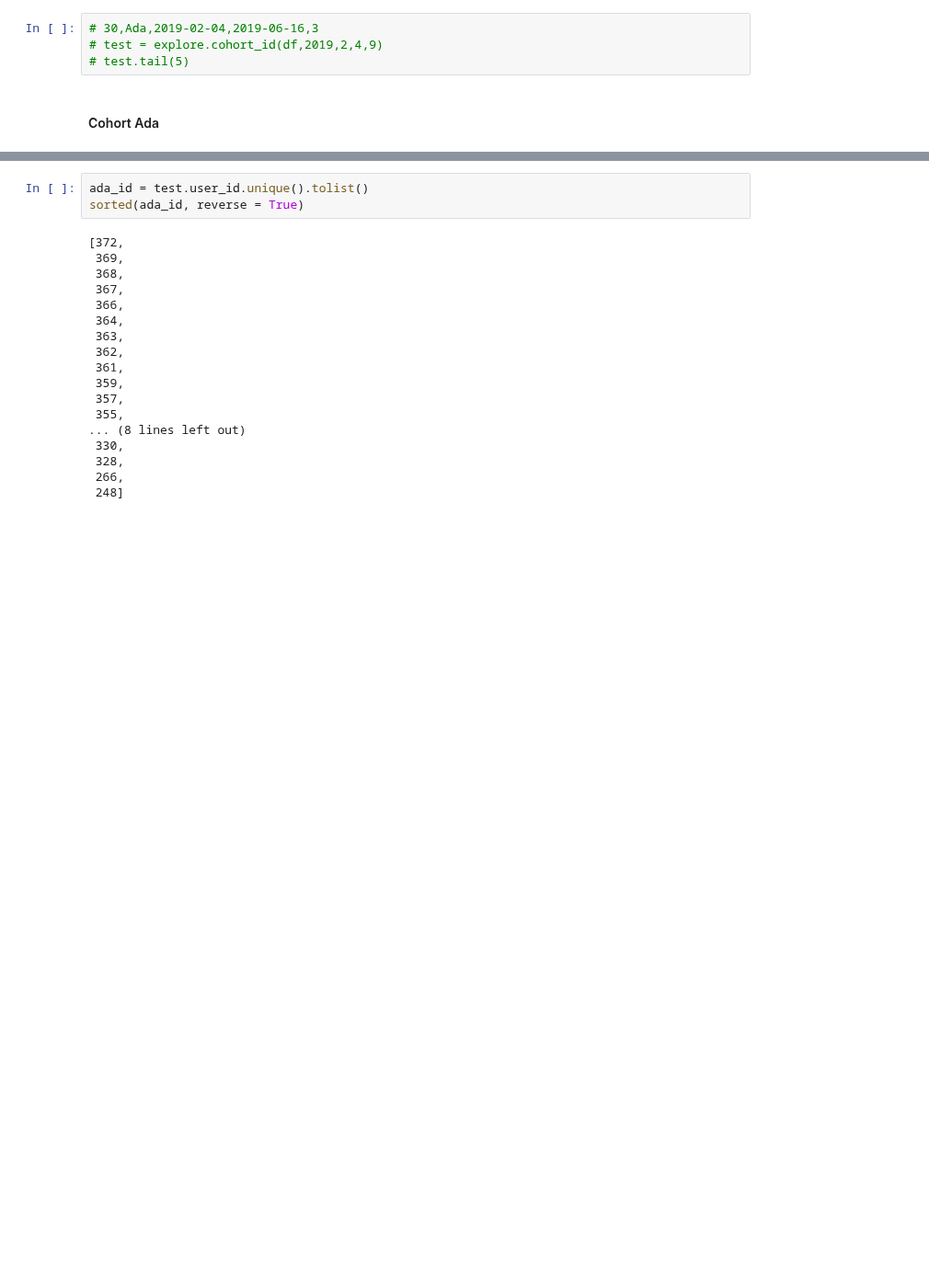
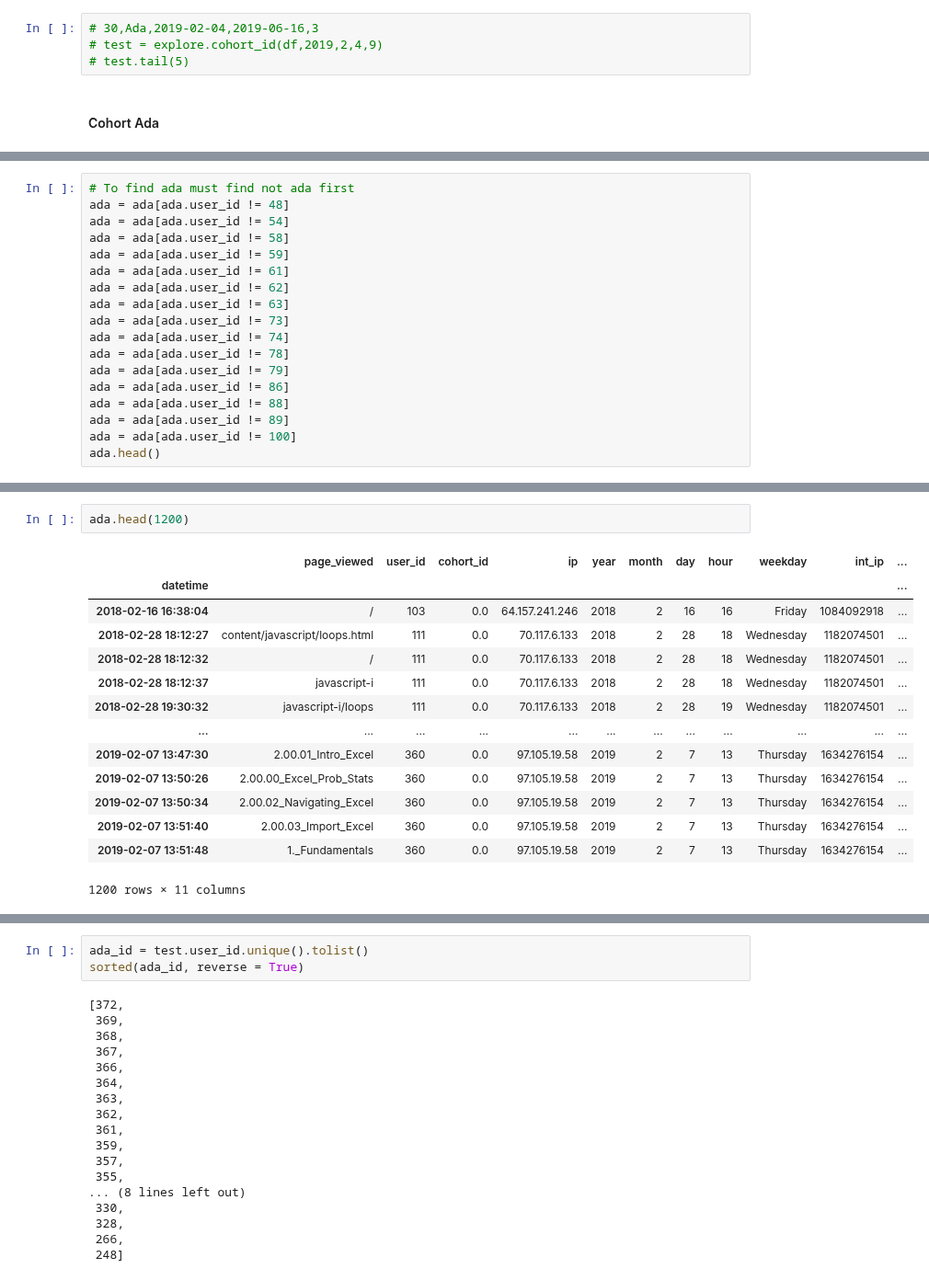
Before and after one commit to CSolitaire/anomaly-detection-exercises, a Jupyter notebook: anomaly_detection_mini_project.ipynb, the cells around one changed output, grey strips where cells are left out. Shown at 92% size. Saved outputs shown, nothing was run; the diff lists cells and outputs as text; blank space fills up the shorter version.

```diff
--- a/anomaly_detection_mini_project.ipynb
+++ b/anomaly_detection_mini_project.ipynb
@@ -326,0 +336,18 @@ ada.head()
+# %%
+# To find ada must find not ada first
+ada = ada[ada.user_id != 48]
+ada = ada[ada.user_id != 54]
+ada = ada[ada.user_id != 58]
+ada = ada[ada.user_id != 59]
+ada = ada[ada.user_id != 61]
+ada = ada[ada.user_id != 62]
+ada = ada[ada.user_id != 63]
+ada = ada[ada.user_id != 73]
+ada = ada[ada.user_id != 74]
+ada = ada[ada.user_id != 78]
+ada = ada[ada.user_id != 79]
+ada = ada[ada.user_id != 86]
+ada = ada[ada.user_id != 88]
+ada = ada[ada.user_id != 89]
+ada = ada[ada.user_id != 100]
+ada.head()
@@ -327,3 +362,20 @@ ada.head()
+# %%
+ada.head(1200)
+# %% [output]
+|  | page_viewed | user_id | cohort_id | ip | year | month | day | hour | weekday | int_ip | ... |
+| datetime |  |  |  |  |  |  |  |  |  |  | ... |
+| 2018-02-16 16:38:04 | / | 103 | 0.0 | 64.157.241.246 | 2018 | 2 | 16 | 16 | Friday | 1084092918 | ... |
+| 2018-02-28 18:12:27 | content/javascript/loops.html | 111 | 0.0 | 70.117.6.133 | 2018 | 2 | 28 | 18 | Wednesday | 1182074501 | ... |
+| 2018-02-28 18:12:32 | / | 111 | 0.0 | 70.117.6.133 | 2018 | 2 | 28 | 18 | Wednesday | 1182074501 | ... |
+| 2018-02-28 18:12:37 | javascript-i | 111 | 0.0 | 70.117.6.133 | 2018 | 2 | 28 | 18 | Wednesday | 1182074501 | ... |
+| 2018-02-28 19:30:32 | javascript-i/loops | 111 | 0.0 | 70.117.6.133 | 2018 | 2 | 28 | 19 | Wednesday | 1182074501 | ... |
+| ... | ... | ... | ... | ... | ... | ... | ... | ... | ... | ... | ... |
+| 2019-02-07 13:47:30 | 2.00.01_Intro_Excel | 360 | 0.0 | 97.105.19.58 | 2019 | 2 | 7 | 13 | Thursday | 1634276154 | ... |
+| 2019-02-07 13:50:26 | 2.00.00_Excel_Prob_Stats | 360 | 0.0 | 97.105.19.58 | 2019 | 2 | 7 | 13 | Thursday | 1634276154 | ... |
+| 2019-02-07 13:50:34 | 2.00.02_Navigating_Excel | 360 | 0.0 | 97.105.19.58 | 2019 | 2 | 7 | 13 | Thursday | 1634276154 | ... |
+| 2019-02-07 13:51:40 | 2.00.03_Import_Excel | 360 | 0.0 | 97.105.19.58 | 2019 | 2 | 7 | 13 | Thursday | 1634276154 | ... |
+| 2019-02-07 13:51:48 | 1._Fundamentals | 360 | 0.0 | 97.105.19.58 | 2019 | 2 | 7 | 13 | Thursday | 1634276154 | ... |
+1200 rows × 11 columns
 # %%
 # 31,Andromeda,2019-03-18,2019-07-30,2
 test = explore.cohort_id(df,2019,3,18,9)
```
Also changed, not shown: parts of 21 cells of this notebook.
